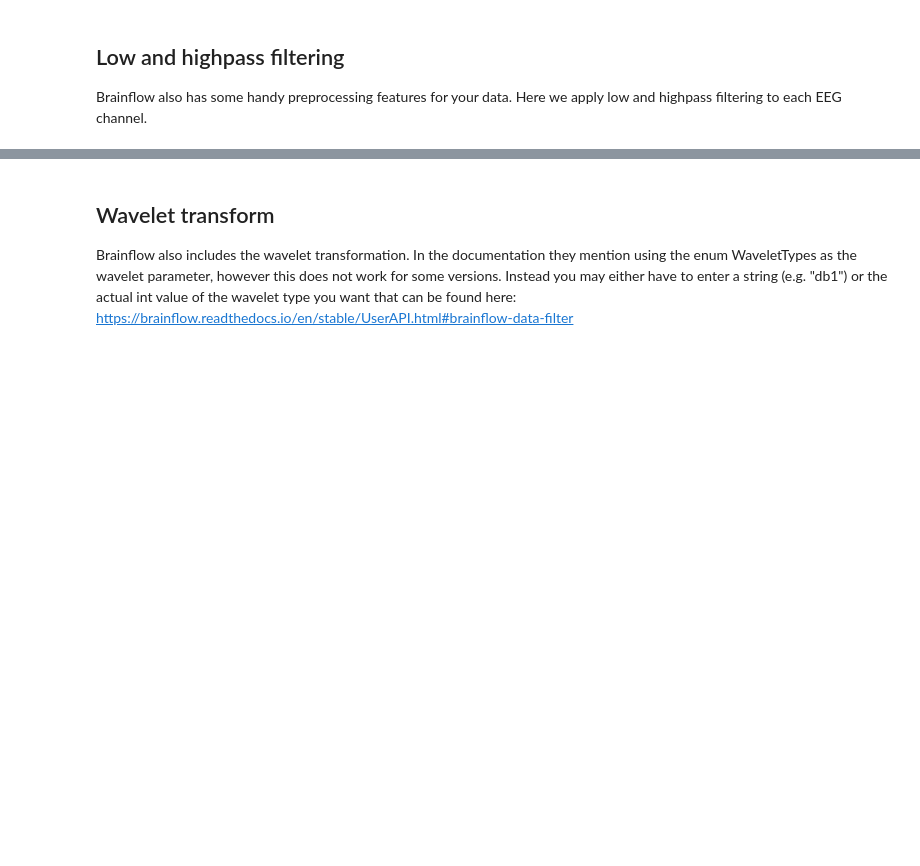
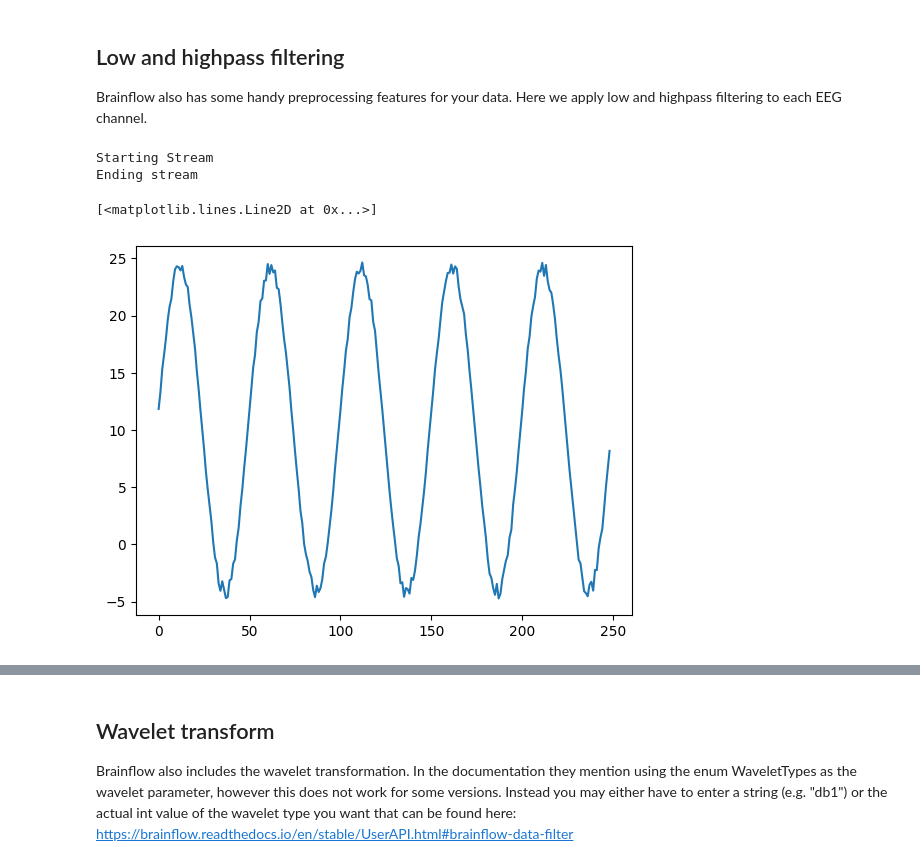
Before and after one commit to traunexttopmodel/1-won, a Jupyter notebook: natHacks Brainflow Notebook.ipynb, the cells around one changed output, grey strips where cells are left out. Saved outputs shown, nothing was run; the diff lists cells and outputs as text; code cells hidden in the pictures; blank space fills up the shorter version.

```diff
--- a/natHacks Brainflow Notebook.ipynb
+++ b/natHacks Brainflow Notebook.ipynb
@@ -169,22 +214,24 @@ Brainflow also has some handy preprocessing features for your data. Here we appl
 # %%
 #Genereate more eeg_data with markers for testing below
 board.prepare_session()
 print("Starting Stream")
 board.start_stream()
 #Insert a marker after every second
-for i in range(5):
-    time.sleep(1)
-    board.insert_marker(i+1) #0 is reserved for no stimulus so inserting 0 as a marker will give an error
-    print("Inserted marker:", i+1)
+
 time.sleep(1)
 data = board.get_board_data()
 print("Ending stream")
 board.stop_stream()
 board.release_session()
 
 eeg_channels = board.get_eeg_channels(board_id)
 eeg_data = data[eeg_channels]
 plt.plot(np.arange(eeg_data.shape[1]), eeg_data[0])
+# %% [output]
+Starting Stream
+Ending stream
+[<matplotlib.lines.Line2D at 0x...>]
+[figure, added]
 # %%
 for channel in range(eeg_data.shape[0]):
     #Filters work in place
```
Also changed, not shown: parts of 18 cells of this notebook.
